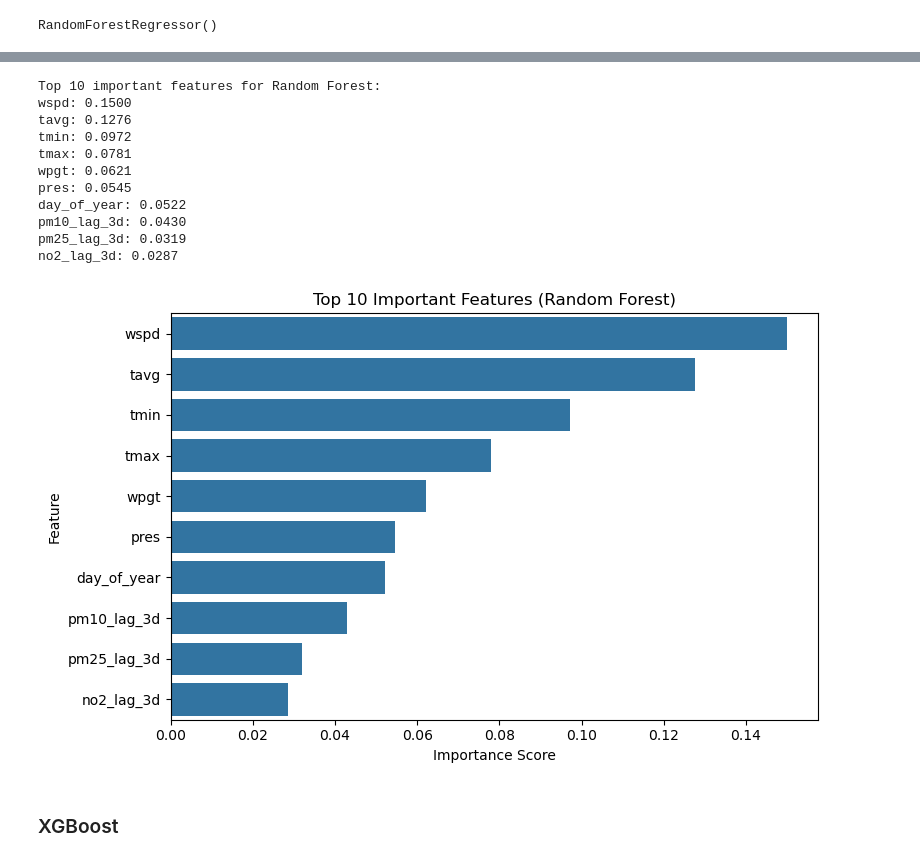
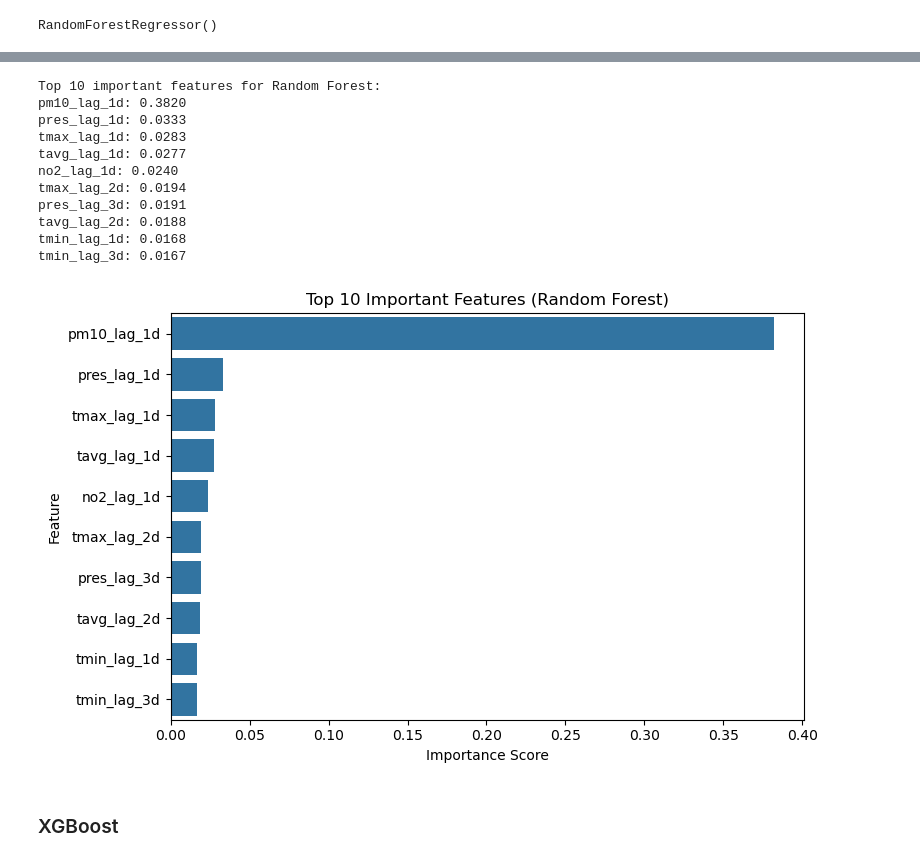
Before and after one commit to MartinRajniak/Air-Quality-Prediction, a Jupyter notebook: notebooks/air_quality_prediction.ipynb, the cells around one changed output, grey strips where cells are left out. Cells and saved outputs as stored; diff of their text form; code cells hidden in the pictures.

Commit message:
Use lagged windows for all features
Instead of using only a few of lagged features use lagged windows of all features.

```diff
--- a/notebooks/air_quality_prediction.ipynb
+++ b/notebooks/air_quality_prediction.ipynb
@@ -338,8 +367,15 @@ n_outputs
 # %%
-for i in range(n_outputs):
-    print(f"Metrics for Output {i+1} ({y_test.columns[i]}):")
-    print(f"  MAE: {mean_absolute_error(y_test.iloc[:, i], y_pred[:, i]):.4f}")
-    print(f"  MSE: {mean_squared_error(y_test.iloc[:, i], y_pred[:, i]):.4f}")
-    print(f"  RMSE: {np.sqrt(mean_squared_error(y_test.iloc[:, i], y_pred[:, i])):.4f}")
-    print(f"  R2 Score: {r2_score(y_test.iloc[:, i], y_pred[:, i]):.4f}")
-    print("-" * 20)
+def evaluate_predictions(y_true, y_pred, window_size):
+    n_outputs = y_true.shape[1]
+
+    for window_index in range(window_size):
+        print(f"Day {window_index+1}:")
+        for output_index in range(n_outputs // window_size):
+            i = output_index + window_size * window_index
+
+            print(f"Metrics for Output {output_index+1} ({target_columns[output_index]}):")
+            print(f"  MAE: {mean_absolute_error(y_true[:, i], y_pred[:, i]):.4f}")
+            print(f"  MSE: {mean_squared_error(y_true[:, i], y_pred[:, i]):.4f}")
+            print(f"  RMSE: {np.sqrt(mean_squared_error(y_true[:, i], y_pred[:, i])):.4f}")
+            print(f"  R2 Score: {r2_score(y_true[:, i], y_pred[:, i]):.4f}")
+            print("-" * 20)
@@ -364,3 +402,10 @@ Metrics for Output 2 (pm10):
+# %%
+# TODO: pandas with column names instead of numpy array
+
+feature_names = []
+for i in reversed(range(window_size)):
+    for column in X_train.columns:
+        feature_names.append(f"{column}_lag_{i + 1}d")
 # %%
 importances = dt_regressor.feature_importances_
 feature_names = X_train.columns
@@ -397,7 +442,7 @@ pm25_lag_7d: 0.0262
 ### Random Forest
 # %%
 rf_regressor = RandomForestRegressor()
-rf_regressor.fit(X_train, y_train)
+rf_regressor.fit(X_flat_train, y_flat_train)
 # %% [output]
 RandomForestRegressor()
 # %%
@@ -405,9 +450,3 @@ y_pred = rf_regressor.predict(X_test)
 # %%
-for i in range(n_outputs):
-    print(f"Metrics for Output {i+1} ({y_test.columns[i]}):")
-    print(f"  MAE: {mean_absolute_error(y_test.iloc[:, i], y_pred[:, i]):.4f}")
-    print(f"  MSE: {mean_squared_error(y_test.iloc[:, i], y_pred[:, i]):.4f}")
-    print(f"  RMSE: {np.sqrt(mean_squared_error(y_test.iloc[:, i], y_pred[:, i])):.4f}")
-    print(f"  R2 Score: {r2_score(y_test.iloc[:, i], y_pred[:, i]):.4f}")
-    print("-" * 20)
+evaluate_predictions(y_true=y_flat_test, y_pred=y_pred, window_size=window_size)
 # %% [output]
@@ -431,35 +470,35 @@ Metrics for Output 2 (pm10):
 # %%
 importances = rf_regressor.feature_importances_
-feature_names = X_train.columns
+# feature_names = X_train.columns
 
 # Get top 10 features
 indices = np.argsort(importances)[::-1][:10]
 top_features = [(feature_names[i], importances[i]) for i in indices]
 
 print("Top 10 important features for Random Forest:")
 for name, score in top_features:
     print(f"{name}: {score:.4f}")
 
 plt.figure(figsize=(8, 5))
 sns.barplot(x=[score for _, score in top_features], y=[name for name, _ in top_features])
 plt.xlabel("Importance Score")
 plt.ylabel("Feature")
 plt.title("Top 10 Important Features (Random Forest)")
 plt.tight_layout()
 plt.show()
 # %% [output]
 Top 10 important features for Random Forest:
-wspd: 0.1500
-tavg: 0.1276
-tmin: 0.0972
-tmax: 0.0781
-wpgt: 0.0621
-pres: 0.0545
-day_of_year: 0.0522
-pm10_lag_3d: 0.0430
-pm25_lag_3d: 0.0319
-no2_lag_3d: 0.0287
+pm10_lag_1d: 0.3820
+pres_lag_1d: 0.0333
+tmax_lag_1d: 0.0283
+tavg_lag_1d: 0.0277
+no2_lag_1d: 0.0240
+tmax_lag_2d: 0.0194
+pres_lag_3d: 0.0191
+tavg_lag_2d: 0.0188
+tmin_lag_1d: 0.0168
+tmin_lag_3d: 0.0167
-[figure, old version]
+[figure, new version]
 # %% [markdown]
 ### XGBoost
 # %%
```
Also changed, not shown: parts of 29 cells of this notebook.
